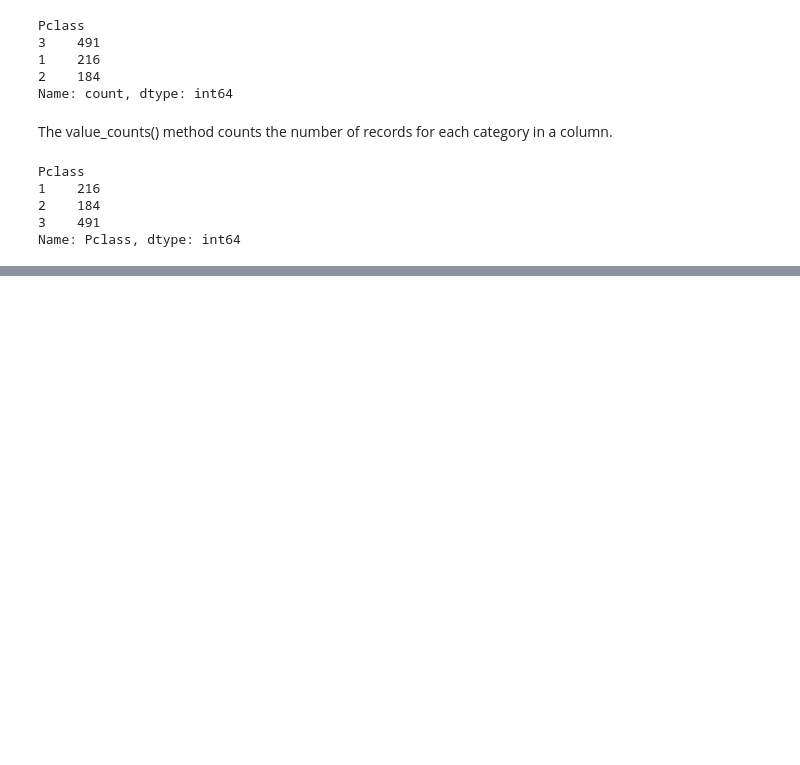
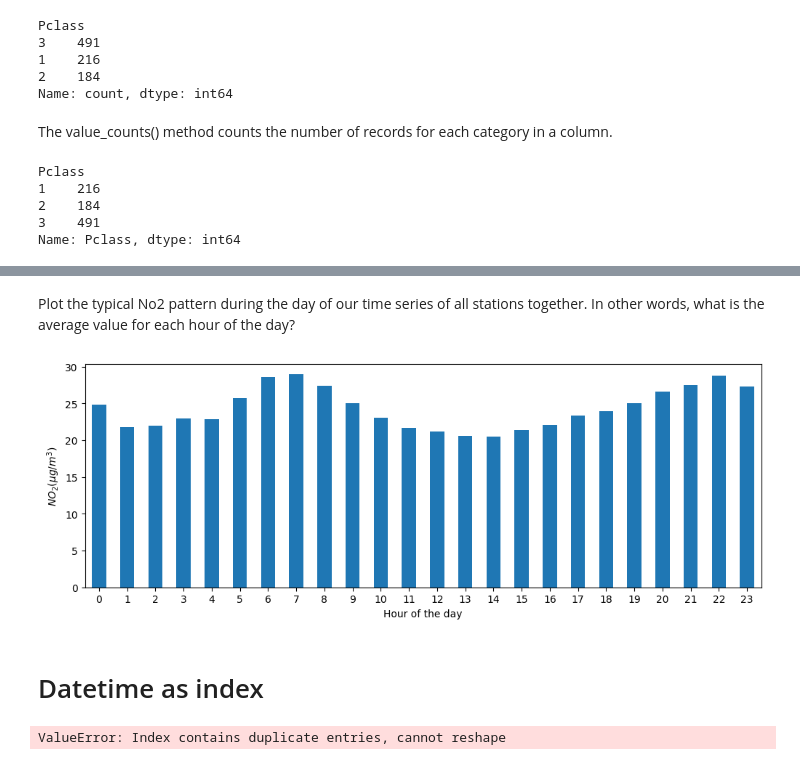
Before and after one commit to chandan-nagaraju/DS_learning, a Jupyter notebook: Notebooks/01 fundamentals/2. Pandas.ipynb, the cells around one changed output, grey strips where cells are left out. Cells and saved outputs as stored; diff of their text form; code cells hidden in the pictures; blank space fills up the shorter version.

```diff
--- a/Notebooks/01 fundamentals/2. Pandas.ipynb
+++ b/Notebooks/01 fundamentals/2. Pandas.ipynb
@@ -641,0 +733,2 @@ KeyError: 'value'
+# %%
+pm25=air_quality_long[air_quality_long["parameter"]=="pm25"]
@@ -641,0 +781,2 @@ KeyError: 'value'
+# %%
+airquality_pm_no2=pd.concat([no2,pm25], keys=["PM25","NO2"])
@@ -641,0 +809,2 @@ KeyError: 'value'
+# %%
+airquality_pm_no2["date.utc"]=pd.to_datetime(airquality_pm_no2["date.utc"])
@@ -641,0 +840,2 @@ KeyError: 'value'
+# %%
+airquality_pm_no2["month"]=airquality_pm_no2["date.utc"].dt.month
@@ -641,0 +873,17 @@ KeyError: 'value'
+# %% [markdown]
+Plot the typical No2 pattern during the day of our time series of all stations together. In other words, what is the average value for each hour of the day?
+# %%
+fig,axs = plt.subplots(figsize=(12,4))
+airquality_pm_no2.groupby(airquality_pm_no2["date.utc"].dt.hour)["value"].mean().plot(kind="bar",rot=0,ax=axs)
+plt.xlabel("Hour of the day");  # custom x label using Matplotlib
+
+plt.ylabel("$NO_2 (µg/m^3)$");
+# %% [output]
+[figure, added]
+# %% [markdown]
+# Datetime as index
+# %%
+no2 = airquality_pm_no2.pivot(index="date.utc", columns="location", values="value")
+no2.head()
+# %% [output]
+ValueError: Index contains duplicate entries, cannot reshape
```
Also changed, not shown: parts of 33 cells of this notebook.
